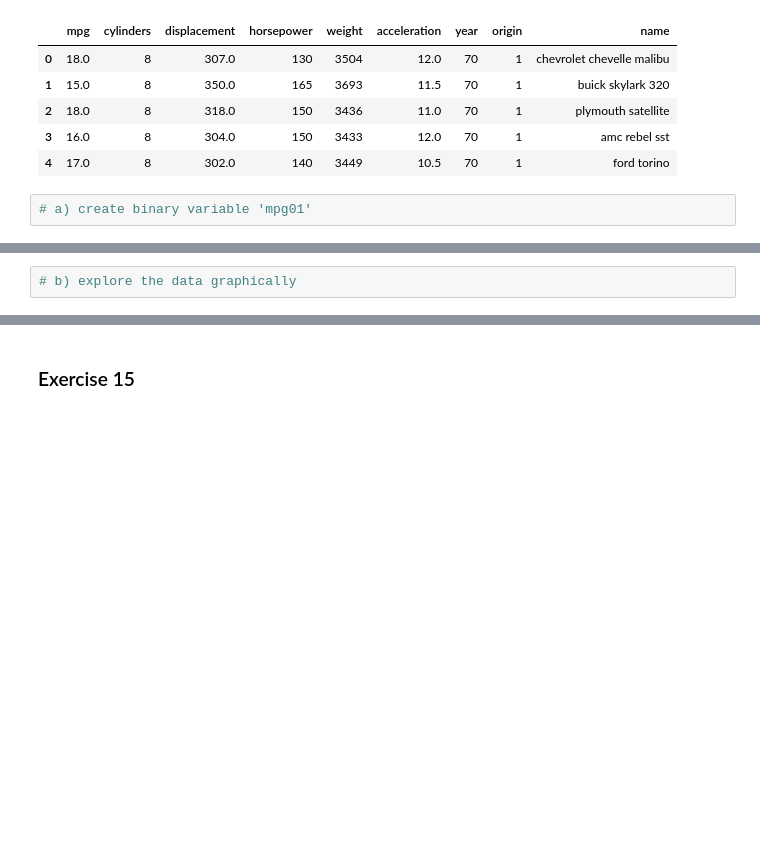
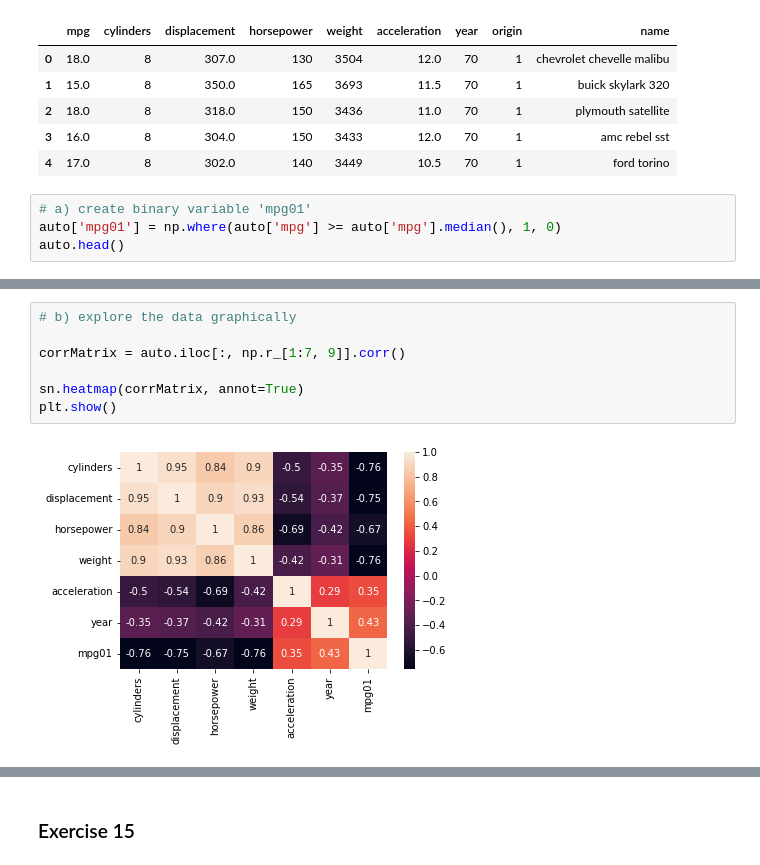
Before and after one commit to SvenNekula/StatisticalLearning, a Jupyter notebook: Chapter 4/Chapter4.ipynb, the cells around one changed output, grey strips where cells are left out. Cells and saved outputs as stored; diff of their text form; blank space fills up the shorter version.

```diff
--- a/Chapter 4/Chapter4.ipynb
+++ b/Chapter 4/Chapter4.ipynb
@@ -172,3 +243,5 @@ auto.head()
 | 4 | 17.0 | 8 | 302.0 | 140 | 3449 | 10.5 | 70 | 1 | ford torino |
 # %%
 # a) create binary variable 'mpg01'
+auto['mpg01'] = np.where(auto['mpg'] >= auto['mpg'].median(), 1, 0)
+auto.head()
@@ -175,2 +255,9 @@ auto.head()
-# %%
-# b) explore the data graphically
+# %%
+# b) explore the data graphically
+
+corrMatrix = auto.iloc[:, np.r_[1:7, 9]].corr()
+
+sn.heatmap(corrMatrix, annot=True)
+plt.show()
+# %% [output]
+[figure, added]
```
Also changed, not shown: parts of 33 cells of this notebook.
